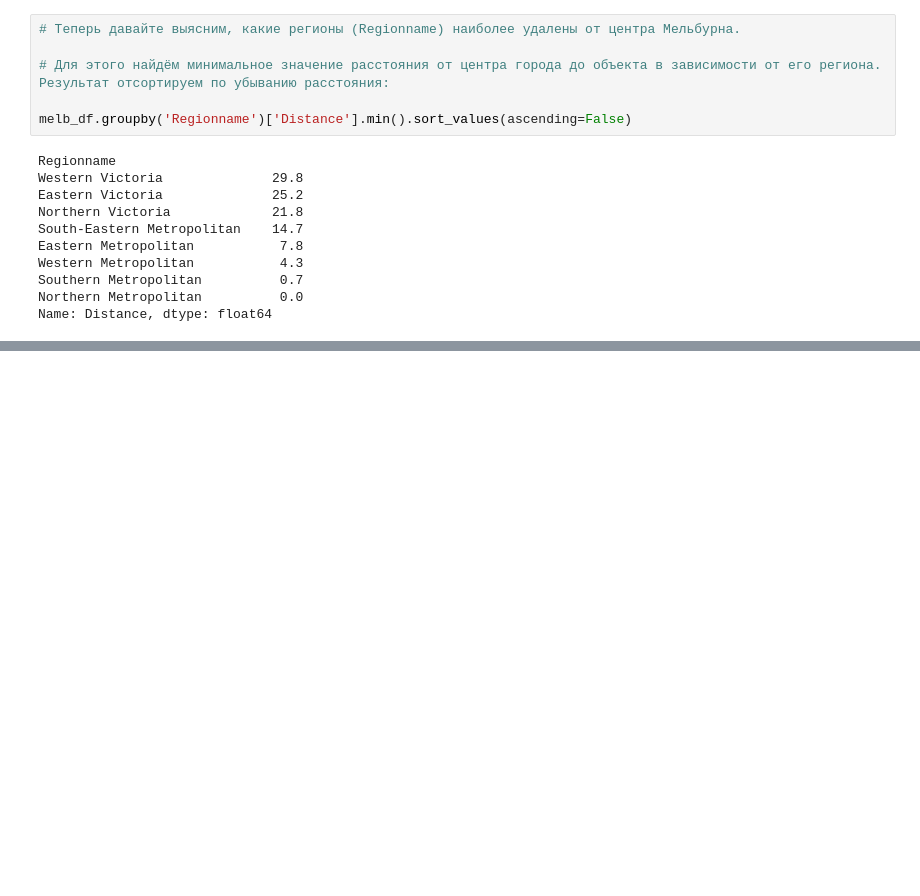
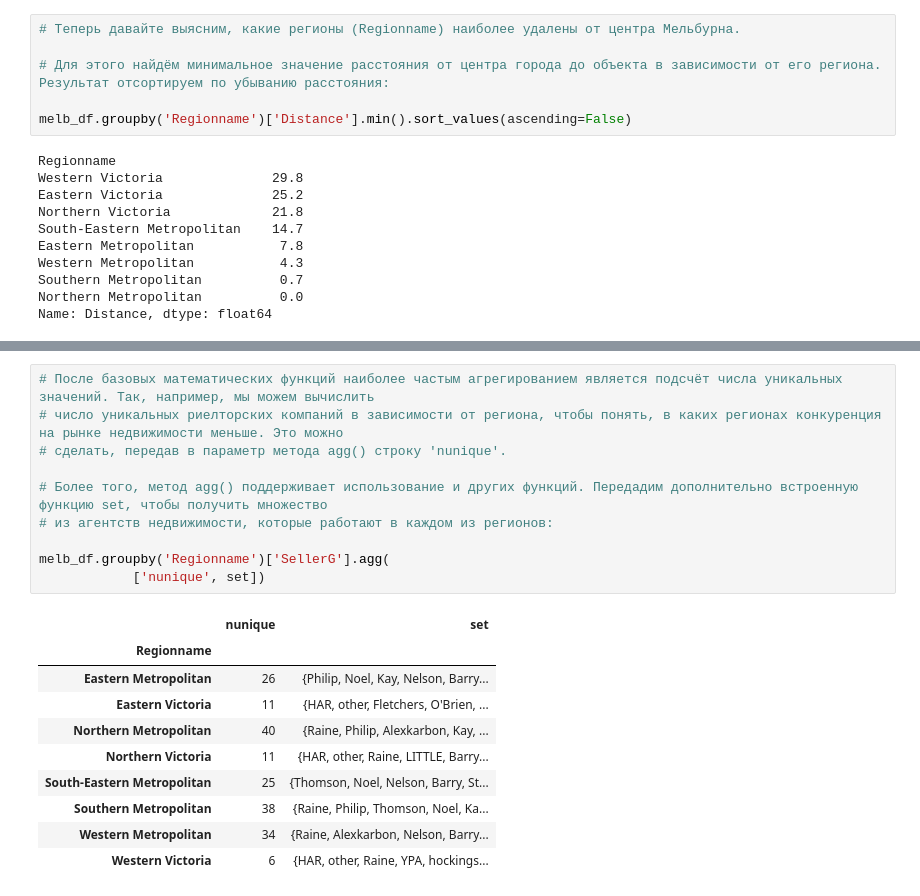
Before and after one commit to Dekoz3/VS_code, a Jupyter notebook: Задания Skillfactory/PY12_advanced_Pandas/PY12_Pandas_theory.ipynb, the cells around one changed output, grey strips where cells are left out. Saved outputs shown, nothing was run; the diff lists cells and outputs as text; blank space fills up the shorter version.

```diff
--- a/Задания Skillfactory/PY12_advanced_Pandas/PY12_Pandas_theory.ipynb
+++ b/Задания Skillfactory/PY12_advanced_Pandas/PY12_Pandas_theory.ipynb
@@ -220,0 +266,21 @@ Name: Distance, dtype: float64
+# %%
+# После базовых математических функций наиболее частым агрегированием является подсчёт числа уникальных значений. Так, например, мы можем вычислить
+# число уникальных риелторских компаний в зависимости от региона, чтобы понять, в каких регионах конкуренция на рынке недвижимости меньше. Это можно
+# сделать, передав в параметр метода agg() строку 'nunique'.
+
+# Более того, метод agg() поддерживает использование и других функций. Передадим дополнительно встроенную функцию set, чтобы получить множество
+# из агентств недвижимости, которые работают в каждом из регионов:
+
+melb_df.groupby('Regionname')['SellerG'].agg(
+    		['nunique', set])
+# %% [output]
+|  | nunique | set |
+| Regionname |  |  |
+| Eastern Metropolitan | 26 | {Philip, Noel, Kay, Nelson, Barry... |
+| Eastern Victoria | 11 | {HAR, other, Fletchers, O'Brien, ... |
+| Northern Metropolitan | 40 | {Raine, Philip, Alexkarbon, Kay, ... |
+| Northern Victoria | 11 | {HAR, other, Raine, LITTLE, Barry... |
+| South-Eastern Metropolitan | 25 | {Thomson, Noel, Nelson, Barry, St... |
+| Southern Metropolitan | 38 | {Raine, Philip, Thomson, Noel, Ka... |
+| Western Metropolitan | 34 | {Raine, Alexkarbon, Nelson, Barry... |
+| Western Victoria | 6 | {HAR, other, Raine, YPA, hockings... |
```
Also changed, not shown: parts of 5 cells of this notebook.
